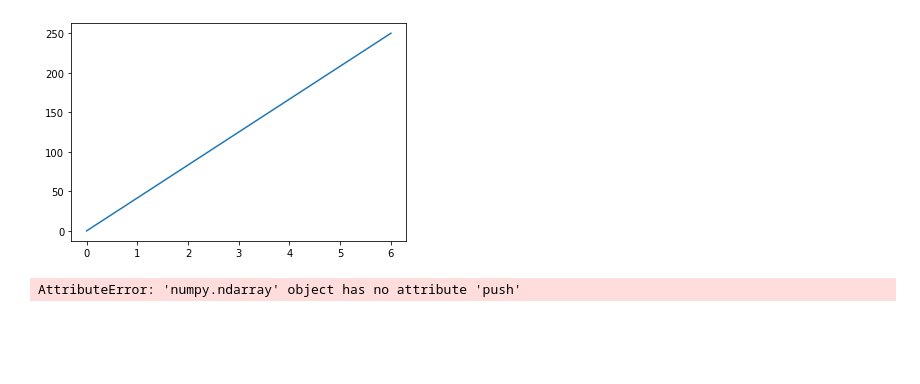
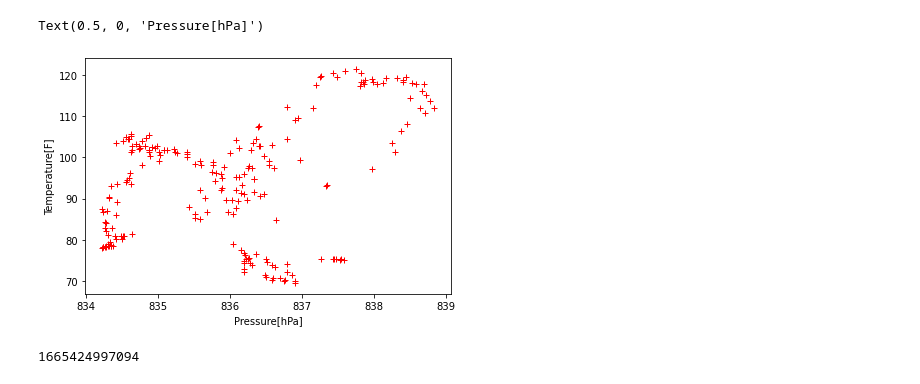
Before and after one commit to LafeLabs/trashmagicmedia, a Jupyter notebook: sensorserver/jupyter.ipynb, the cells around one changed output. Cells and saved outputs as stored; diff of their text form; code cells hidden in the pictures; blank space fills up the shorter version.

```diff
--- a/sensorserver/jupyter.ipynb
+++ b/sensorserver/jupyter.ipynb
@@ -28,12 +28,16 @@ import matplotlib.pyplot as plt
 import numpy as np
 pressurewave = []
 temperaturewave = []
+fwave = []
+minwave = []
 timewave = []
 for x in data:
     #print(x['Pressure'])
     pressurewave.append(x['Pressure'])
     temperaturewave.append(x['Temperature'])
+    fwave.append(32.0 + x['Temperature']*9/5)
     timewave.append(x['timestamp'])
-plt.plot(timewave,pressurewave)
+    minwave.append((x['timestamp'] - data[0]['timestamp'])/60000)
+plt.plot(minwave,fwave)
 # %% [output]
 [<matplotlib.lines.Line2D at 0x...>]
@@ -46,14 +64,13 @@ plt.plot(pressurewave)
 # %%
-import matplotlib.pyplot as plt
-import numpy as np
-
-xpoints = np.array([0, 6])
-ypoints = np.array([0, 250])
-
-plt.plot(xpoints, ypoints)
-plt.show()
+fig = plt.figure(tight_layout=True)
+ax = fig.add_subplot()
+ax.plot(pressurewave,fwave,'r+')
+ax.set_ylabel('Temperature[F]')
+ax.set_xlabel('Pressure[hPa]')
 # %% [output]
+Text(0.5, 0, 'Pressure[hPa]')
-[figure, old version]
+[figure, new version]
 # %%
+data[0]['timestamp']
 # %% [output]
-AttributeError: 'numpy.ndarray' object has no attribute 'push'
+1665424997094
```
Also changed, not shown: parts of 5 cells of this notebook, 29 other files.
